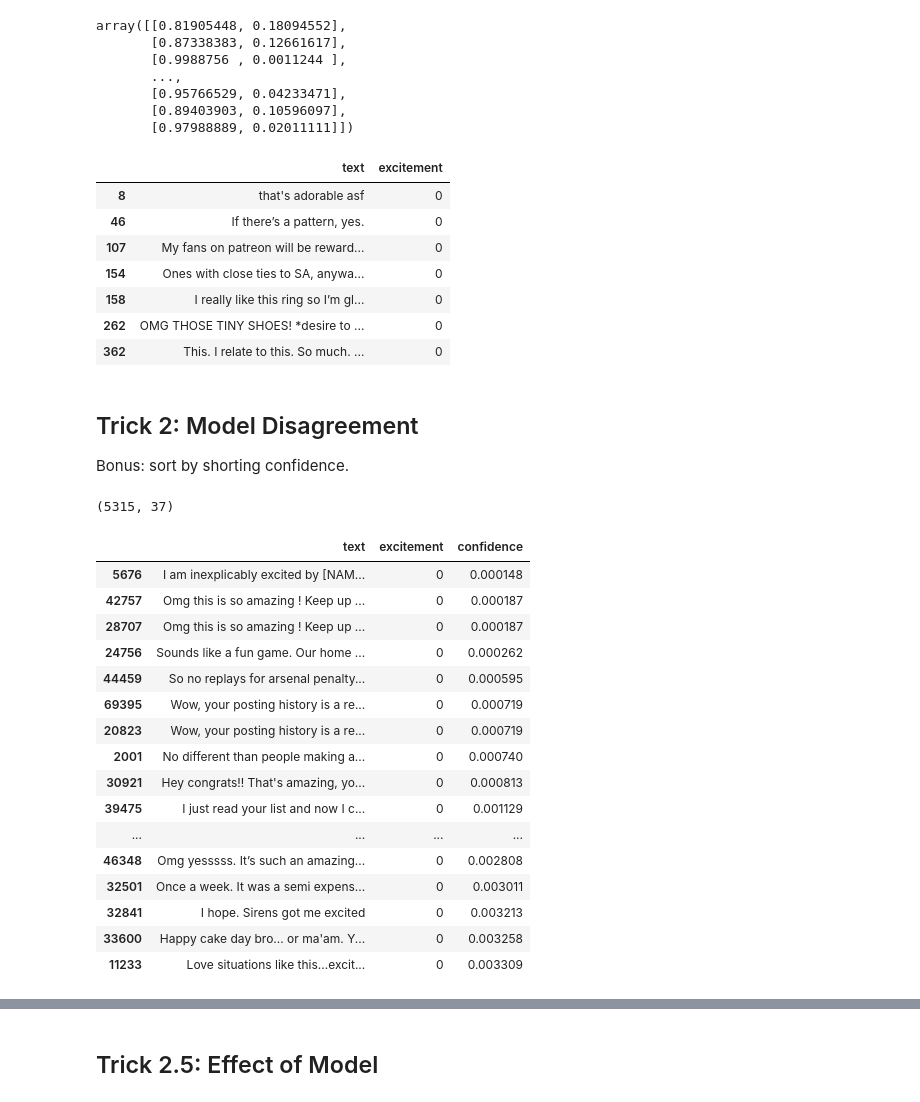
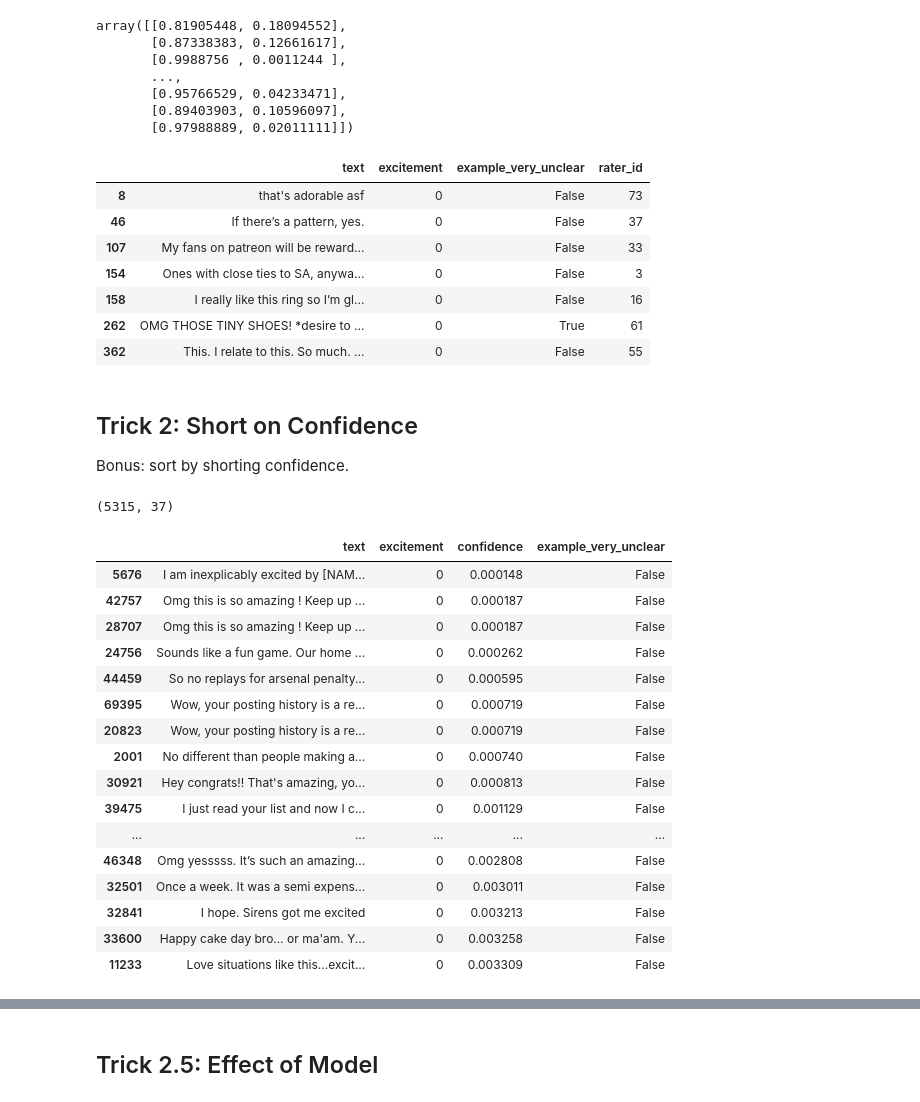
Before and after one commit to koaning/optimal-on-paper, a Jupyter notebook: part-02.ipynb, the cells around one changed output, grey strips where cells are left out. Saved outputs shown, nothing was run; the diff lists cells and outputs as text; code cells hidden in the pictures.

```diff
--- a/part-02.ipynb
+++ b/part-02.ipynb
@@ -76,19 +79,19 @@ probas = pipe.predict_proba(X)[:, 0]
 # use predictions in hindsight
 (df
  .loc[(probas > 0.45) & (probas < 0.55)]
- [['text', label_of_interest]]
+ [['text', label_of_interest, 'example_very_unclear', 'rater_id']]
  .head(7))
 # %% [output]
-|  | text | excitement |
-| 8 | that's adorable asf | 0 |
-| 46 | If there’s a pattern, yes. | 0 |
-| 107 | My fans on patreon will be reward... | 0 |
-| 154 | Ones with close ties to SA, anywa... | 0 |
-| 158 | I really like this ring so I’m gl... | 0 |
-| 262 | OMG THOSE TINY SHOES! *desire to ... | 0 |
-| 362 | This. I relate to this. So much. ... | 0 |
+|  | text | excitement | example_very_unclear | rater_id |
+| 8 | that's adorable asf | 0 | False | 73 |
+| 46 | If there’s a pattern, yes. | 0 | False | 37 |
+| 107 | My fans on patreon will be reward... | 0 | False | 33 |
+| 154 | Ones with close ties to SA, anywa... | 0 | False | 3 |
+| 158 | I really like this ring so I’m gl... | 0 | False | 16 |
+| 262 | OMG THOSE TINY SHOES! *desire to ... | 0 | True | 61 |
+| 362 | This. I relate to this. So much. ... | 0 | False | 55 |
 # %% [markdown]
-## Trick 2: Model Disagreement
+## Trick 2: Short on Confidence
 
 Bonus: sort by shorting confidence.
 # %%
@@ -110,26 +113,26 @@ def correct_class_confidence(X, y, mod):
 # %%
 (df
  .assign(confidence=correct_class_confidence(X, y, pipe))
  .loc[lambda d: pipe.predict(d['text']) != d['excitement']]
- [['text', label_of_interest, 'confidence']]
+ [['text', label_of_interest, 'confidence', 'example_very_unclear']]
  .sort_values("confidence")
  .loc[lambda d: d[label_of_interest] == 0]
  .head(20))
 # %% [output]
-|  | text | excitement | confidence |
-| 5676 | I am inexplicably excited by [NAM... | 0 | 0.000148 |
-| 42757 | Omg this is so amazing ! Keep up ... | 0 | 0.000187 |
-| 28707 | Omg this is so amazing ! Keep up ... | 0 | 0.000187 |
-| 24756 | Sounds like a fun game. Our home ... | 0 | 0.000262 |
-| 44459 | So no replays for arsenal penalty... | 0 | 0.000595 |
-| 69395 | Wow, your posting history is a re... | 0 | 0.000719 |
-| 20823 | Wow, your posting history is a re... | 0 | 0.000719 |
-| 2001 | No different than people making a... | 0 | 0.000740 |
-| 30921 | Hey congrats!! That's amazing, yo... | 0 | 0.000813 |
-| 39475 | I just read your list and now I c... | 0 | 0.001129 |
-| ... | ... | ... | ... |
-| 46348 | Omg yesssss. It’s such an amazing... | 0 | 0.002808 |
-| 32501 | Once a week. It was a semi expens... | 0 | 0.003011 |
-| 32841 | I hope. Sirens got me excited | 0 | 0.003213 |
-| 33600 | Happy cake day bro... or ma'am. Y... | 0 | 0.003258 |
-| 11233 | Love situations like this...excit... | 0 | 0.003309 |
+|  | text | excitement | confidence | example_very_unclear |
+| 5676 | I am inexplicably excited by [NAM... | 0 | 0.000148 | False |
+| 42757 | Omg this is so amazing ! Keep up ... | 0 | 0.000187 | False |
+| 28707 | Omg this is so amazing ! Keep up ... | 0 | 0.000187 | False |
+| 24756 | Sounds like a fun game. Our home ... | 0 | 0.000262 | False |
+| 44459 | So no replays for arsenal penalty... | 0 | 0.000595 | False |
+| 69395 | Wow, your posting history is a re... | 0 | 0.000719 | False |
+| 20823 | Wow, your posting history is a re... | 0 | 0.000719 | False |
+| 2001 | No different than people making a... | 0 | 0.000740 | False |
+| 30921 | Hey congrats!! That's amazing, yo... | 0 | 0.000813 | False |
+| 39475 | I just read your list and now I c... | 0 | 0.001129 | False |
+| ... | ... | ... | ... | ... |
+| 46348 | Omg yesssss. It’s such an amazing... | 0 | 0.002808 | False |
+| 32501 | Once a week. It was a semi expens... | 0 | 0.003011 | False |
+| 32841 | I hope. Sirens got me excited | 0 | 0.003213 | False |
+| 33600 | Happy cake day bro... or ma'am. Y... | 0 | 0.003258 | False |
+| 11233 | Love situations like this...excit... | 0 | 0.003309 | False |
```
Also changed, not shown: parts of 7 cells of this notebook, 3 other files.
